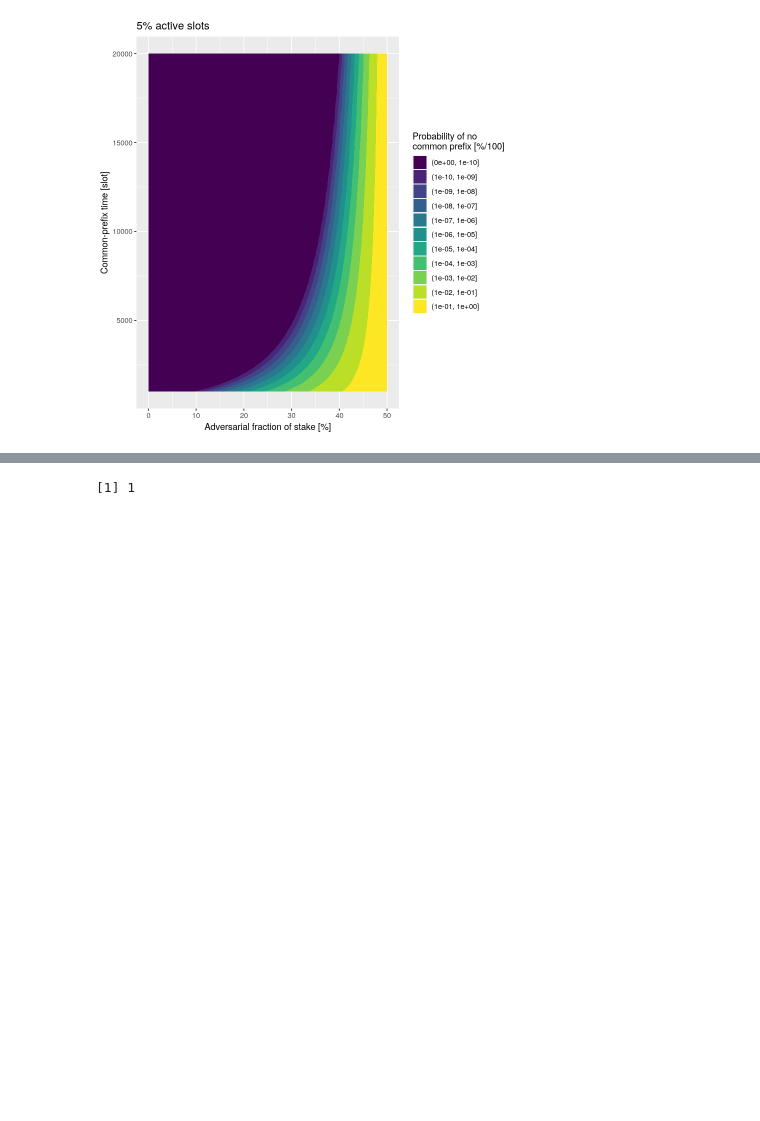
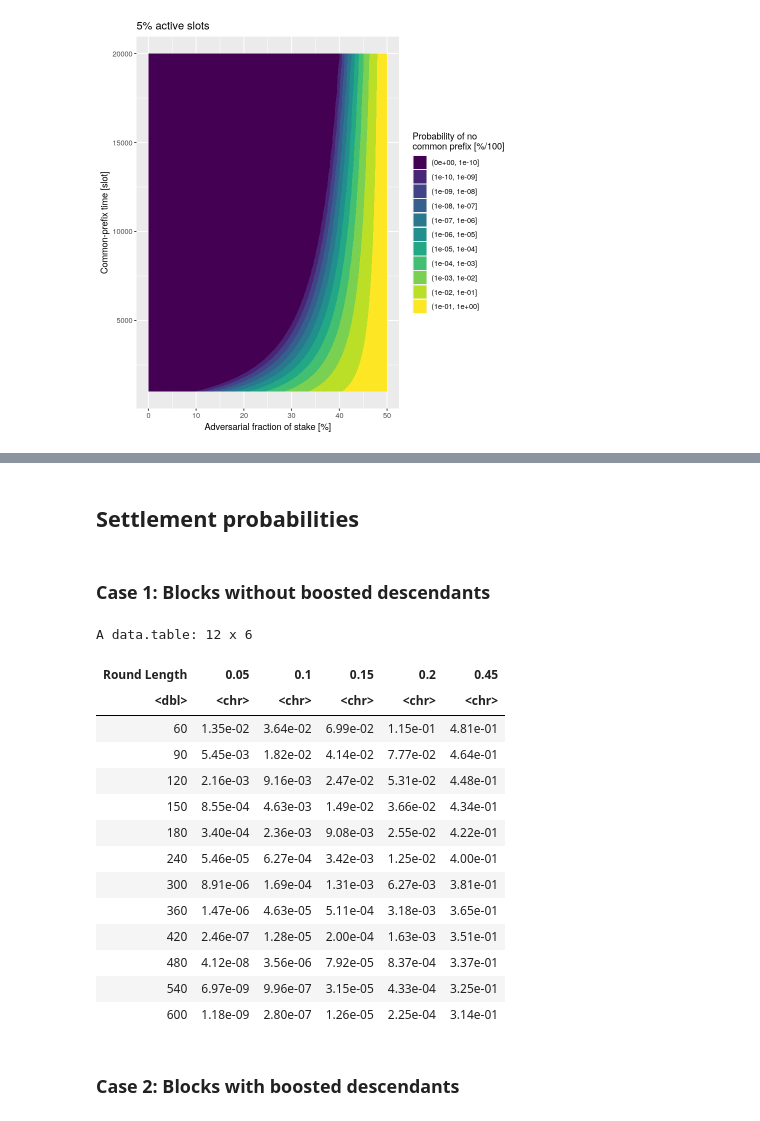
Before and after one commit to input-output-hk/peras-design, a Jupyter notebook: analytics/analytics-for-tech-rept-2.ipynb, the cells around one changed output, grey strips where cells are left out. Drawn from its saved outputs; the diff is of its cells as text; code cells hidden in the pictures; blank space fills up the shorter version.

```diff
--- a/analytics/analytics-for-tech-rept-2.ipynb
+++ b/analytics/analytics-for-tech-rept-2.ipynb
@@ -387,4 +290,47 @@ prob(500, 0.49)
-# %%
-prob(2000, 0.49)
-# %% [output]
-[1] 1
+# %% [markdown]
+## Settlement probabilities
+# %% [markdown]
+### Case 1: Blocks without boosted descendants
+# %%
+probAdversaryBoosted <- function (U, p, q) {
+  f <- q / (p + q)
+  p0 <- (1 - f) * sum( pbinom(0:(U-1), U, p) * dbinom(1:U, U, q) )
+  pk <- (1 - f) * sum( mapply(function(k) f^k * sum( pbinom((k-1):(U-1), U, p) * dbinom(0:(U-k), U, q) ), 1:U) )
+  pinf <- f^(U+1)
+  p0 + pk + pinf
+}
+# %%
+tab1 <- CJ(
+    `Active Slot Coefficient`=0.05,
+    `Adversarial Stake`=c(0.05,0.10,0.15,0.20,0.45),
+    `Round Length`=c(60,90,120,150,180,240,300,360,420,480,540,600)
+)[,
+    .(`Non-Settlement Probability`=mapply(
+        function(U, p, q) {formatC(probAdversaryBoosted(U, p, q), format = "e", digits = 2)},
+        `Round Length`,
+        1 - (1 - `Active Slot Coefficient`)^(1 - `Adversarial Stake`),
+        1 - (1 - `Active Slot Coefficient`)^`Adversarial Stake`
+      )
+    ),
+    by=.(`Active Slot Coefficient`, `Adversarial Stake`, `Round Length`)
+]
+# %%
+dcast(tab1, `Round Length` ~ `Adversarial Stake`, value.var="Non-Settlement Probability")
+# %% [output]
+A data.table: 12 x 6
+| Round Length | 0.05 | 0.1 | 0.15 | 0.2 | 0.45 |
+| <dbl> | <chr> | <chr> | <chr> | <chr> | <chr> |
+| 60 | 1.35e-02 | 3.64e-02 | 6.99e-02 | 1.15e-01 | 4.81e-01 |
+| 90 | 5.45e-03 | 1.82e-02 | 4.14e-02 | 7.77e-02 | 4.64e-01 |
+| 120 | 2.16e-03 | 9.16e-03 | 2.47e-02 | 5.31e-02 | 4.48e-01 |
+| 150 | 8.55e-04 | 4.63e-03 | 1.49e-02 | 3.66e-02 | 4.34e-01 |
+| 180 | 3.40e-04 | 2.36e-03 | 9.08e-03 | 2.55e-02 | 4.22e-01 |
+| 240 | 5.46e-05 | 6.27e-04 | 3.42e-03 | 1.25e-02 | 4.00e-01 |
+| 300 | 8.91e-06 | 1.69e-04 | 1.31e-03 | 6.27e-03 | 3.81e-01 |
+| 360 | 1.47e-06 | 4.63e-05 | 5.11e-04 | 3.18e-03 | 3.65e-01 |
+| 420 | 2.46e-07 | 1.28e-05 | 2.00e-04 | 1.63e-03 | 3.51e-01 |
+| 480 | 4.12e-08 | 3.56e-06 | 7.92e-05 | 8.37e-04 | 3.37e-01 |
+| 540 | 6.97e-09 | 9.96e-07 | 3.15e-05 | 4.33e-04 | 3.25e-01 |
+| 600 | 1.18e-09 | 2.80e-07 | 1.26e-05 | 2.25e-04 | 3.14e-01 |
+# %% [markdown]
+### Case 2: Blocks with boosted descendants
```
Also changed, not shown: parts of 54 cells of this notebook, 3 other files.
